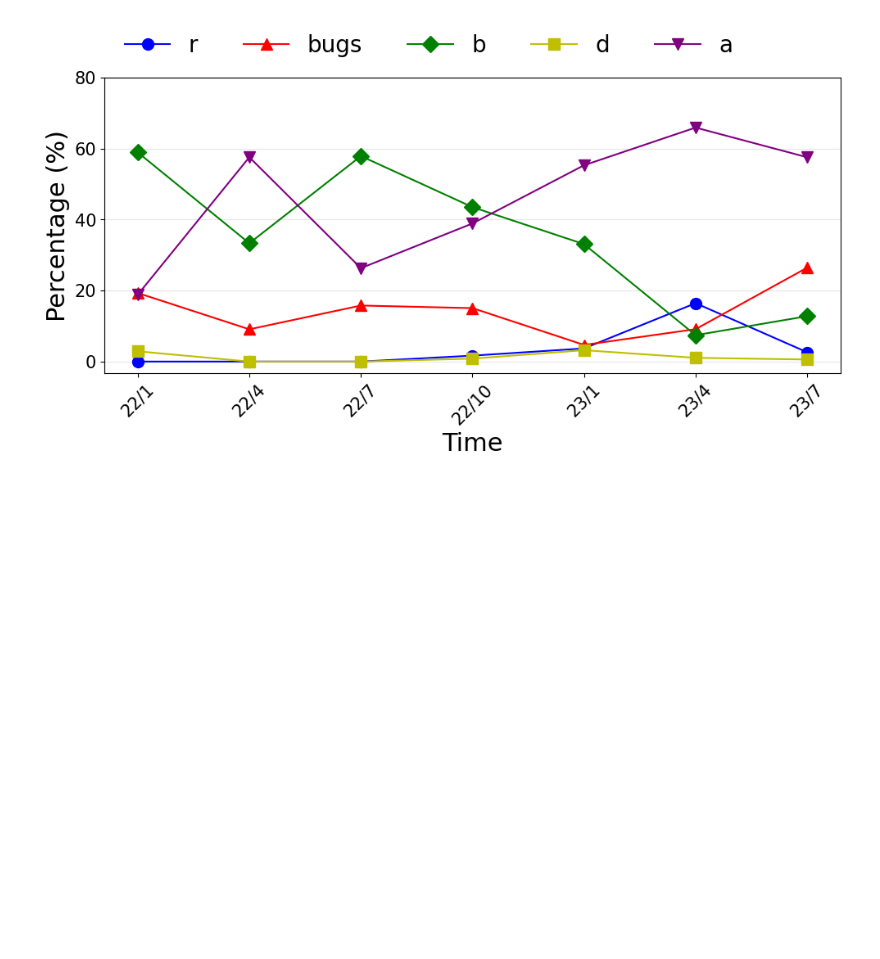
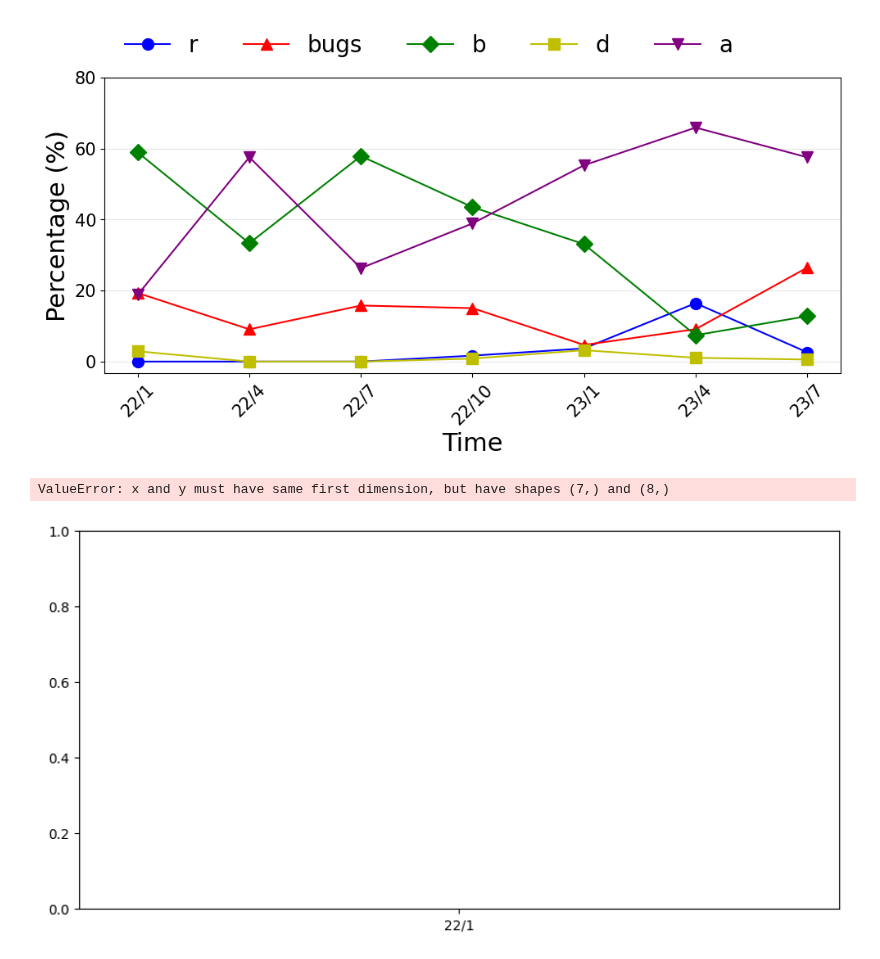
Before and after one commit to Richardhongyu/rfl_empirical_tools, a Jupyter notebook: figures_ppt/figure4.ipynb, the cells around one changed output. Cells and saved outputs as stored; diff of their text form; code cells hidden in the pictures; blank space fills up the shorter version.

```diff
--- a/figures_ppt/figure4.ipynb
+++ b/figures_ppt/figure4.ipynb
@@ -66,3 +66,72 @@ axs.legend(loc='lower left', ncol=5, bbox_to_anchor=(0, 1), frameon=False, colum
 plt.savefig('./figure4.pdf', bbox_inches="tight")
 # %% [output]
 [figure]
+# %%
+import matplotlib.pyplot as plt
+import numpy as np
+import time
+
+label_font_conf = {
+    # "weight": "bold",
+    "size": "22"
+}
+# labels = ['rust', 'bugs', 'build', 'drivers', 'abstraction']
+labels_1 = ['r', 'bugs', 'b', 'd', 'a']
+labels_2 = ['RFL', 'Review', 'Linux']
+# 日期数据
+dates = ['23/7', '23/4', '23/1', '22/10', '22/7', '22/4', '22/1']
+dates.reverse()
+# 对应的百分比数据
+percentages = np.array([
+    [ 64.64088398 ,72.05882353, 60.8    ,    32.89473684, 27.27272727   ,          43.75  ,     33.84615385],
+    [  18.2320442   ,3.67647059,  4.      ,    7.89473684, 13.63636364   ,          12.5   ,     18.46153846],
+    [ 14.36464088  ,4.77941176, 29.6    ,    55.26315789, 59.09090909   ,          43.75  ,     44.61538462],
+    [ 0.         ,0.36764706, 0.8    ,    1.31578947, 0.            , 0.   ,      3.07692308],
+    [   2.76243094 ,19.11764706,  4.8     ,    2.63157895,  0.           ,  0.    ,      0.        ],
+])
+
+current_time = int(time.time())
+np.random.seed(current_time)
+process = np.random.rand(3, 7) * 60
+# 创建画布和子图
+fig, axs = plt.subplots(1, 1, figsize=(10,5),dpi=100)
+
+# 绘制折线图
+markers = ['o', '^', 'D', 's', 'v']
+colors = ['b', 'r', 'g', 'y', 'purple']
+for i, per in enumerate(percentages):
+    per = per[::-1]
+    axs.plot(dates, per, marker=markers[i], linestyle='-', color=colors[i], linewidth=1.5, label=labels_1[i], markersize=10)
+
+# for i, pro in enumerate(process):
+#     axs[1].plot(dates, pro, marker=markers[i], linestyle='-', color=colors[i], linewidth=1.5, label=labels_2[i], markersize=10)
+
+# 设置横轴和纵轴标签
+yticks = np.arange(0,100,20)
+axs.set_xlabel('Time', **label_font_conf)
+axs.set_ylabel('Percentage (%)', **label_font_conf)
+axs.set_yticks(yticks)
+# axs.text(0.5, -0.5, '(a)', transform=axs.transAxes, fontsize=20, va='bottom', ha='center')
+# axs[1].set_xlabel('Time', **label_font_conf)
+# axs[1].set_ylabel('The Merged Process of RFL (%)', **label_font_conf)
+# axs[1].set_yticks(yticks)
+# axs[1].text(0.5, -0.5, '(b)', transform=axs[1].transAxes, fontsize=20, va='bottom', ha='center')
+
+axs.grid(axis='y', alpha=0.3)
+# axs[1].grid(axis='y', alpha=0.3)
+
+axs.tick_params(labelsize=15)
+axs.tick_params(axis='x', rotation=45)
+# axs[1].tick_params(labelsize=15)
+# axs[1].tick_params(axis='x', rotation=45)
+# axs[1].tick_params(axis='y', labelleft=False, left=False)
+
+# 显示图形
+plt.tight_layout()
+axs.legend(loc='lower left', ncol=5, bbox_to_anchor=(0, 1), frameon=False, columnspacing=2, fontsize=20)
+# axs[1].legend(loc='lower left', ncol=1, bbox_to_anchor=(0.1, 1), frameon=False, columnspacing=2, fontsize=20)
+# plt.show()
+plt.savefig('./figure4.pdf', bbox_inches="tight")
+# %% [output]
+ValueError: x and y must have same first dimension, but have shapes (7,) and (8,)
+[figure, added]
```
Also changed, not shown: 4 other files.
